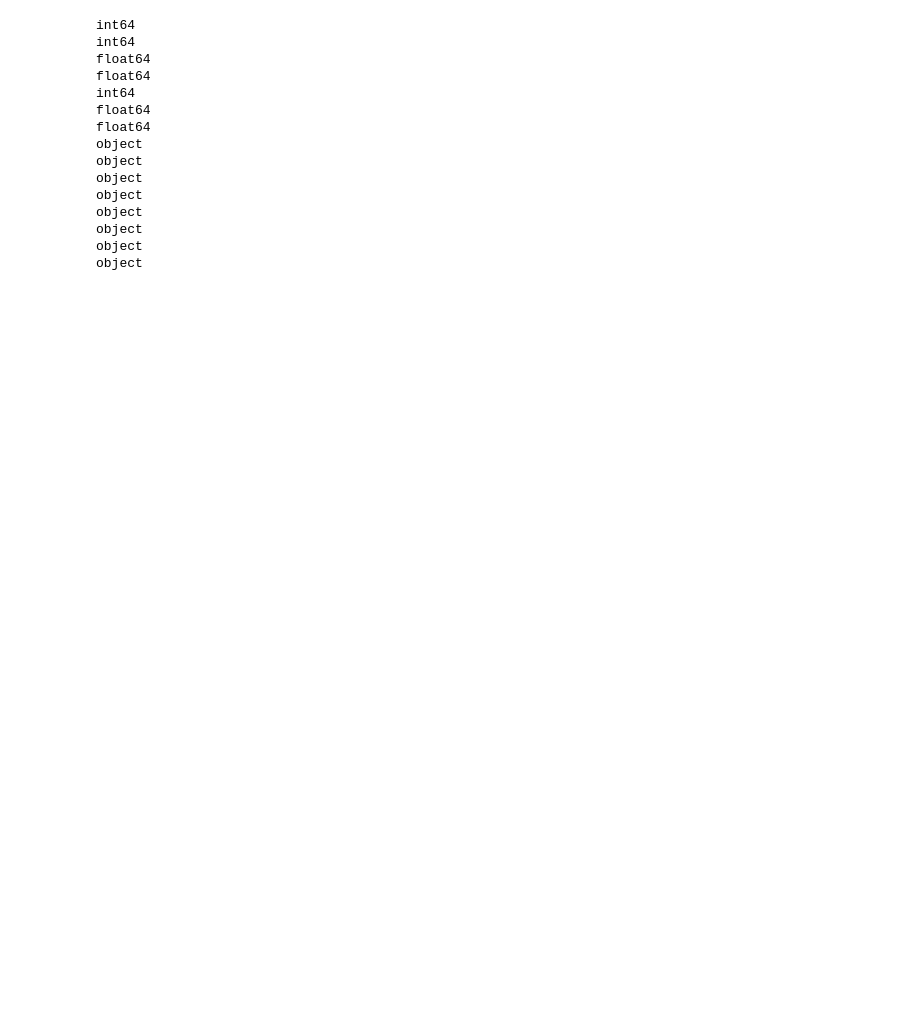
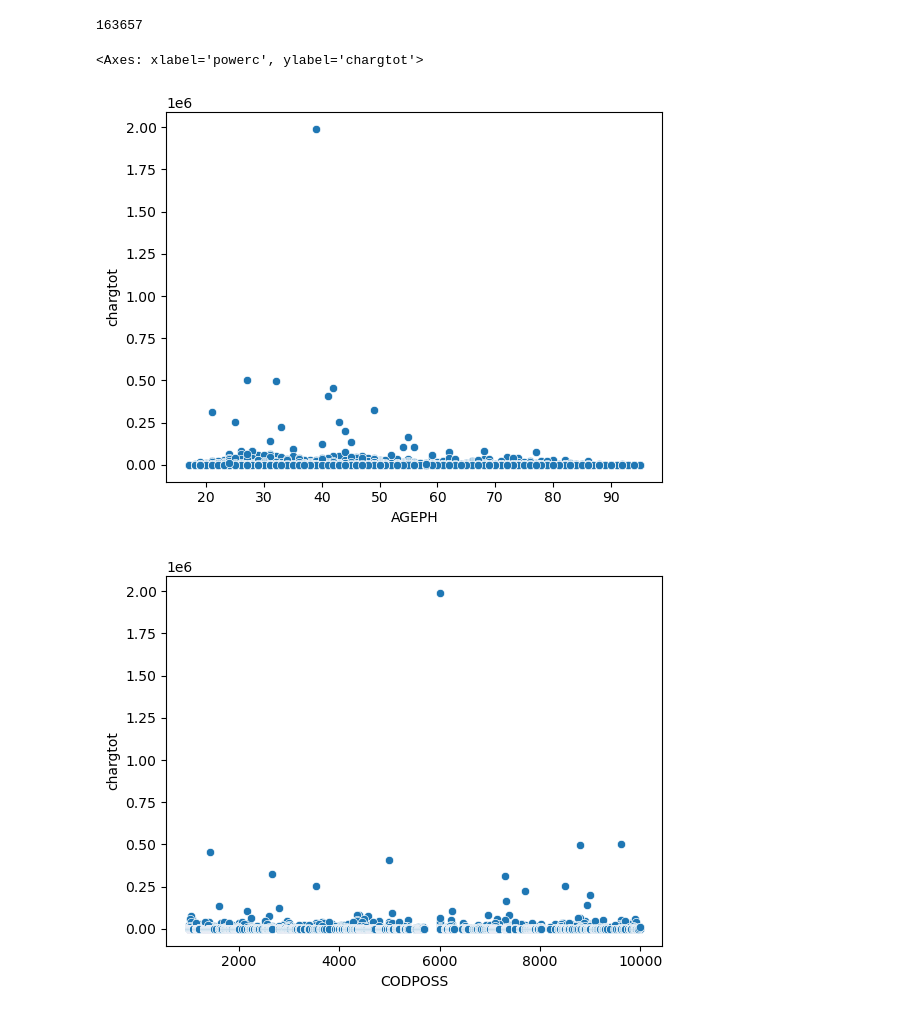
Before and after one commit to HalfmoonSD/Data-Science-for-Non-Life-Insurance-Project, a Jupyter notebook: Exploratory_analysis.ipynb, the cells around one changed output. Drawn from its saved outputs; the diff is of its cells as text; code cells hidden in the pictures; blank space fills up the shorter version.

```diff
--- a/Exploratory_analysis.ipynb
+++ b/Exploratory_analysis.ipynb
@@ -18,32 +35,0 @@ df.head()
-# %%
-print(df.iloc[:, 0].dtypes)
-print(df.iloc[:, 1].dtypes)
-print(df.iloc[:, 2].dtypes)
-print(df.iloc[:, 3].dtypes)
-print(df.iloc[:, 4].dtypes)
-print(df.iloc[:, 5].dtypes)
-print(df.iloc[:, 6].dtypes)
-print(df.iloc[:, 7].dtypes)
-print(df.iloc[:, 8].dtypes)
-print(df.iloc[:, 9].dtypes)
-print(df.iloc[:, 10].dtypes)
-print(df.iloc[:, 12].dtypes)
-print(df.iloc[:, 13].dtypes)
-print(df.iloc[:, 14].dtypes)
-print(df.iloc[:, 15].dtypes)
-# %% [output]
-int64
-int64
-float64
-float64
-int64
-float64
-float64
-object
-object
-object
-object
-object
-object
-object
-object
@@ -53,0 +36,30 @@ object
+# %%
+print(len(df["AGEPH"]))
+# %% [output]
+163657
+# %%
+# Scatterplots for the claims
+plt.figure()
+sns.scatterplot(data = df, x="AGEPH",y="chargtot")
+plt.figure()
+sns.scatterplot(data = df, x="CODPOSS", y="chargtot")
+plt.figure()
+sns.scatterplot(data = df, x="agecar", y="chargtot")
+plt.figure()
+sns.scatterplot(data = df, x="fuelc",y="chargtot")
+plt.figure()
+sns.scatterplot(data = df, x="split", y="chargtot")
+plt.figure()
+sns.scatterplot(data = df, x="usec", y="chargtot")
+plt.figure()
+sns.scatterplot(data = df, x="fleetc", y="chargtot")
+plt.figure()
+sns.scatterplot(data = df, x="sportc", y="chargtot")
+plt.figure()
+sns.scatterplot(data = df, x="coverp", y="chargtot")
+plt.figure()
+sns.scatterplot(data = df, x="powerc", y="chargtot")
+# %% [output]
+<Axes: xlabel='powerc', ylabel='chargtot'>
+[figure, added]
+[figure, added]
```
Also changed, not shown: parts of 6 cells of this notebook.
